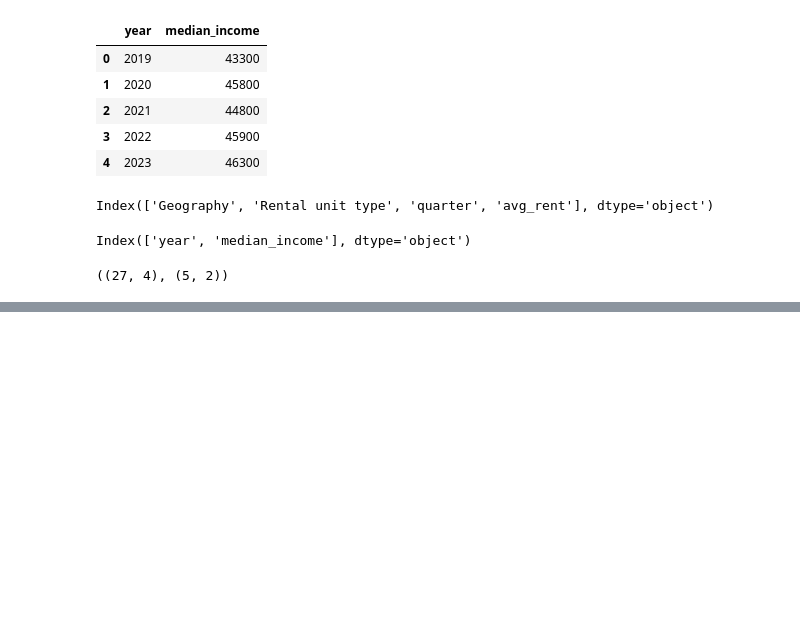
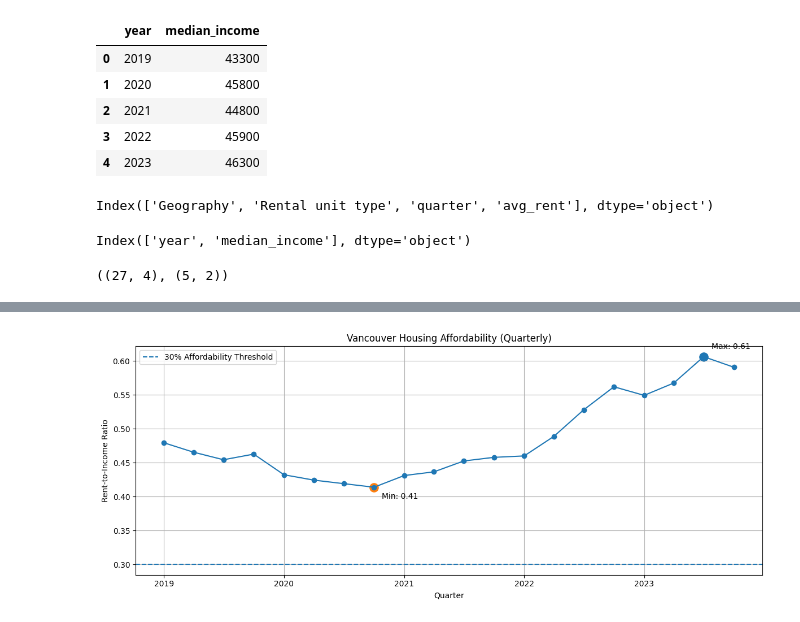
Before and after one commit to shibinjasif98/vancouver-housing-analysis, a Jupyter notebook: notebooks/04_affordability_analysis.ipynb, the cells around one changed output, grey strips where cells are left out. Cells and saved outputs as stored; diff of their text form; code cells hidden in the pictures; blank space fills up the shorter version.

```diff
--- a/notebooks/04_affordability_analysis.ipynb
+++ b/notebooks/04_affordability_analysis.ipynb
@@ -183,0 +362,40 @@ merged.head()
+# %%
+# Sort to ensure the line is plotted in time order
+quarterly_df = quarterly_df.sort_values("period").reset_index(drop=True)
+
+# Find max and min quarters
+max_row = quarterly_df.loc[quarterly_df["rent_to_income_ratio"].idxmax()]
+min_row = quarterly_df.loc[quarterly_df["rent_to_income_ratio"].idxmin()]
+
+plt.figure(figsize=(12,5))
+plt.plot(quarterly_df["period"], quarterly_df["rent_to_income_ratio"], marker="o")
+
+plt.axhline(0.30, linestyle="--", label="30% Affordability Threshold")
+
+# Highlight max/min
+plt.scatter([max_row["period"]], [max_row["rent_to_income_ratio"]], s=120)
+plt.scatter([min_row["period"]], [min_row["rent_to_income_ratio"]], s=120)
+
+plt.annotate(
+    f"Max: {max_row['rent_to_income_ratio']:.2f}",
+    xy=(max_row["period"], max_row["rent_to_income_ratio"]),
+    xytext=(10, 10),
+    textcoords="offset points"
+)
+
+plt.annotate(
+    f"Min: {min_row['rent_to_income_ratio']:.2f}",
+    xy=(min_row["period"], min_row["rent_to_income_ratio"]),
+    xytext=(10, -15),
+    textcoords="offset points"
+)
+
+plt.title("Vancouver Housing Affordability (Quarterly)")
+plt.xlabel("Quarter")
+plt.ylabel("Rent-to-Income Ratio")
+plt.legend()
+plt.grid(True)
+plt.tight_layout()
+plt.show()
+# %% [output]
+[figure, added]
```
Also changed, not shown: parts of 18 cells of this notebook, 1 other file.
